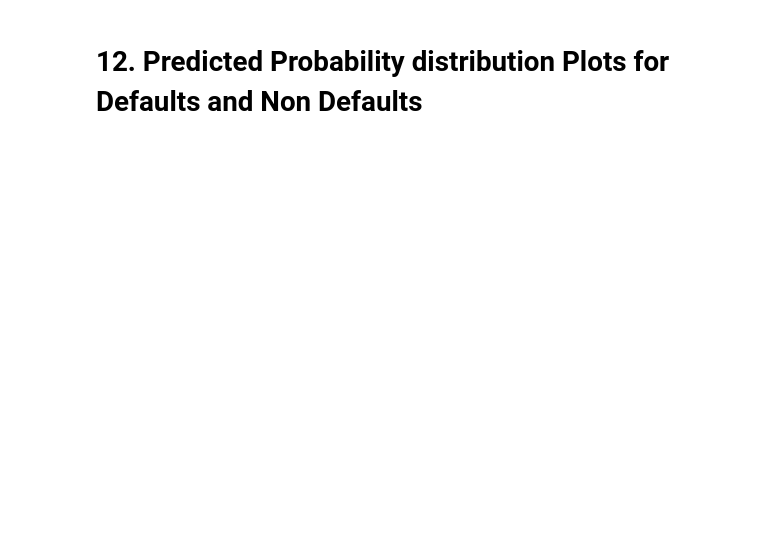
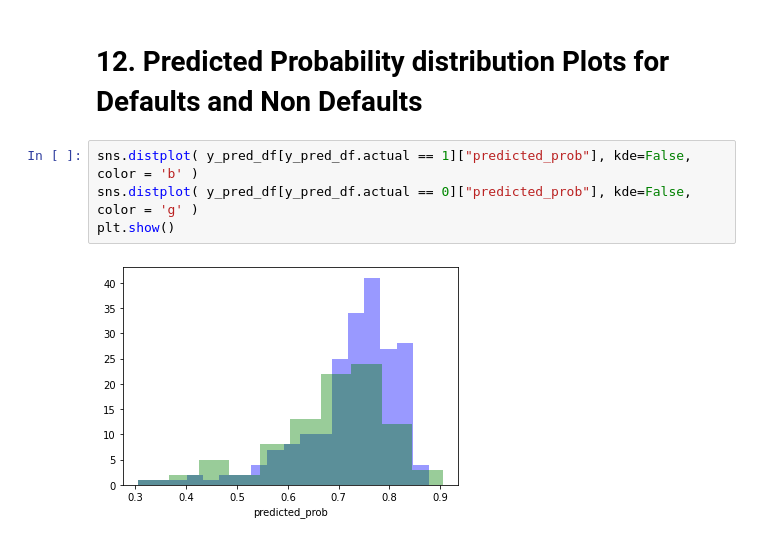
Before and after one commit to qthanglee/UTA, a Jupyter notebook: practices/LogisticRegression/GermanCredit/main.ipynb, the cells around one changed output. Cells and saved outputs as stored; diff of their text form; blank space fills up the shorter version.

```diff
--- a/practices/LogisticRegression/GermanCredit/main.ipynb
+++ b/practices/LogisticRegression/GermanCredit/main.ipynb
@@ -165,2 +180,8 @@ y_pred_df[0:5]
 # %% [markdown]
 # 12.  Predicted Probability distribution Plots for Defaults and Non Defaults
+# %%
+sns.distplot( y_pred_df[y_pred_df.actual == 1]["predicted_prob"], kde=False, color = 'b' )
+sns.distplot( y_pred_df[y_pred_df.actual == 0]["predicted_prob"], kde=False, color = 'g' )
+plt.show()
+# %% [output]
+[figure, added]
```
Also changed, not shown: parts of 3 cells of this notebook.
